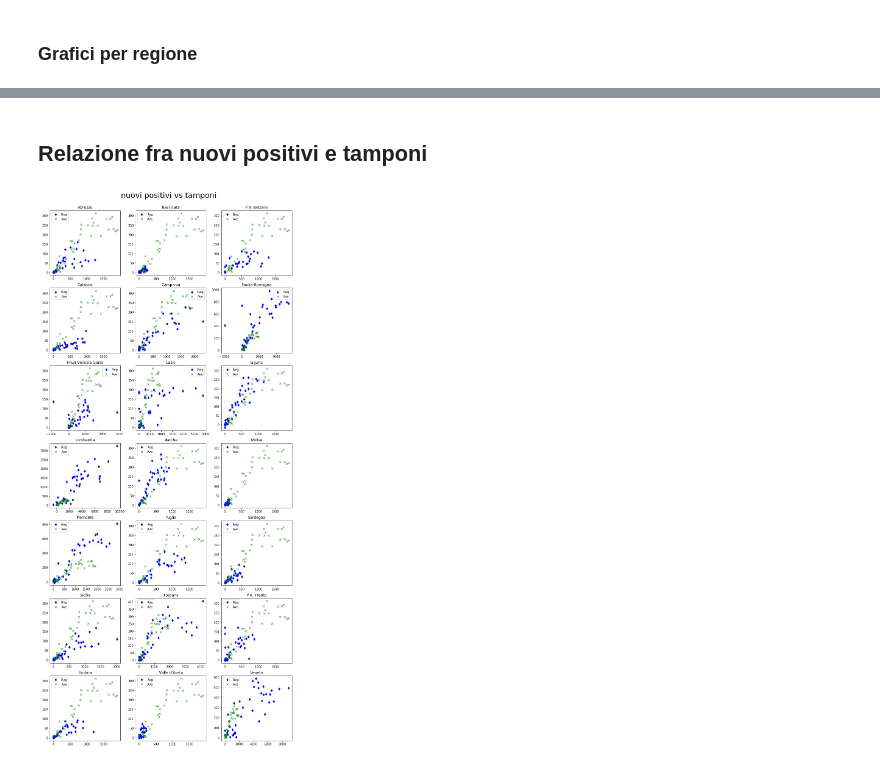
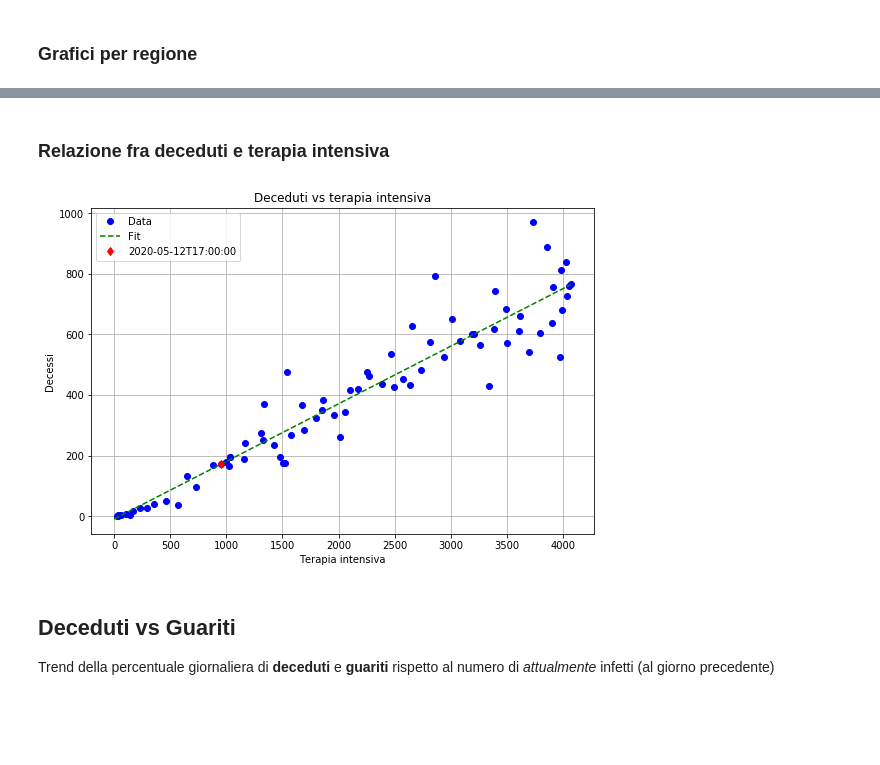
Before and after one commit to taracchi/covid, a Jupyter notebook: analisi_infetti.ipynb, the cells around one changed output, grey strips where cells are left out. Saved outputs shown, nothing was run; the diff lists cells and outputs as text; code cells hidden in the pictures; blank space fills up the shorter version.

```diff
--- a/analisi_infetti.ipynb
+++ b/analisi_infetti.ipynb
@@ -19,0 +51,8 @@ for r in range(grid_shape[0]):
+# %%
+# per i subplot determina la griglia
+grid_shape=(7,3)
+grid_seq=get_subplot_cells_sequence(grid_shape)
+
+# dimensioni figure (figsize) per figure singole e figure composte (subplot)
+figsize_single=(9,6)
+figsize_multi=(16,16)
@@ -43,17 +184,38 @@ for indicatore in indicatori_selected:
 # %% [markdown]
-## Relazione fra nuovi positivi e tamponi
+### Relazione fra deceduti e terapia intensiva
-# %%
-fig,ax=plt.subplots(grid_shape[0],grid_shape[1],sharey=False,figsize=(12,25))
-fig.suptitle('nuovi positivi vs tamponi', y=1.02,fontsize=25)
-fig.tight_layout(pad=2.0)
-
-for i,regione in enumerate(regioni):
-    ax[grid_cell[i][0],grid_cell[i][1]].plot(trend['tamponi_giornalieri'][regione],
-                                             trend['nuovi_positivi'][regione],'bd',label='Reg')
-    ax[grid_cell[i][0],grid_cell[i][1]].set_title(regione)
-    # plotto anche media italiana
-    ax[grid_cell[i][0],grid_cell[i][1]].plot(trend['tamponi_giornalieri']['Italia']/21,
-                                             trend['nuovi_positivi']['Italia']/21,'gx',label='Ave')
-    ax[grid_cell[i][0],grid_cell[i][1]].legend()
-# %% [output]
-[figure, removed]
+# %%
+from sklearn.linear_model import LinearRegression
+
+lr=LinearRegression()
+lr.fit(trend['terapia_intensiva']['Italia'].reshape(-1, 1),
+         trend['deceduti_giornalieri']['Italia'])
+
+newx=np.linspace(0,max(trend['terapia_intensiva']['Italia'])).reshape(-1,1)
+
+lry=lr.predict(newx)
+# %%
+plt.figure(figsize=figsize_single)
+plt.plot(trend['terapia_intensiva']['Italia'],
+         trend['deceduti_giornalieri']['Italia'],
+        'bo',label='Data',)
+
+plt.plot(newx,
+         lry,
+        'g--',label='Fit',)
+
+plt.plot(trend['terapia_intensiva']['Italia'][-1],
+         trend['deceduti_giornalieri']['Italia'][-1],
+        'rd',label=giorni[-1],)
+
+
+plt.title('Deceduti vs terapia intensiva')
+plt.xlabel('Terapia intensiva')
+plt.ylabel('Decessi')
+plt.legend()
+plt.grid()
+# %% [output]
+[figure, added]
+# %% [markdown]
+## Deceduti vs Guariti
+
+Trend della percentuale giornaliera di **deceduti** e **guariti** rispetto al numero di *attualmente* infetti (al giorno precedente)
```
Also changed, not shown: parts of 21 cells of this notebook, 11 other files.
